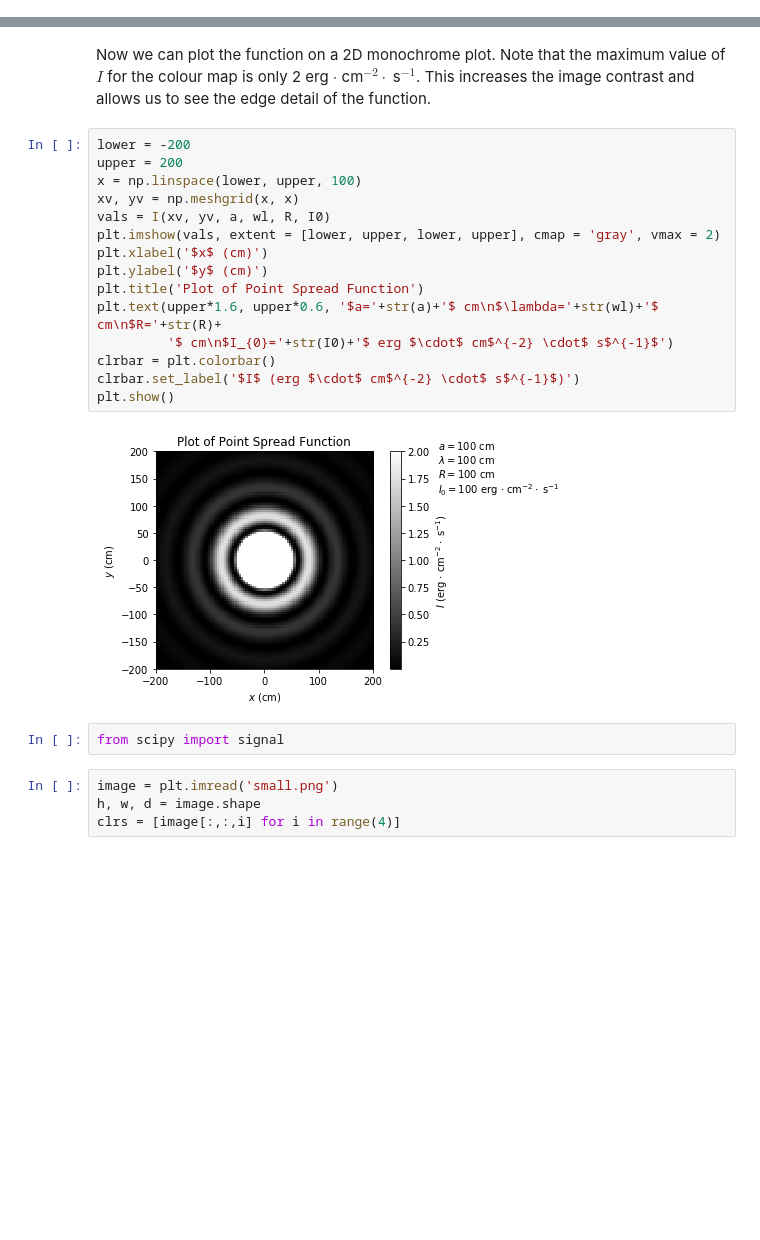
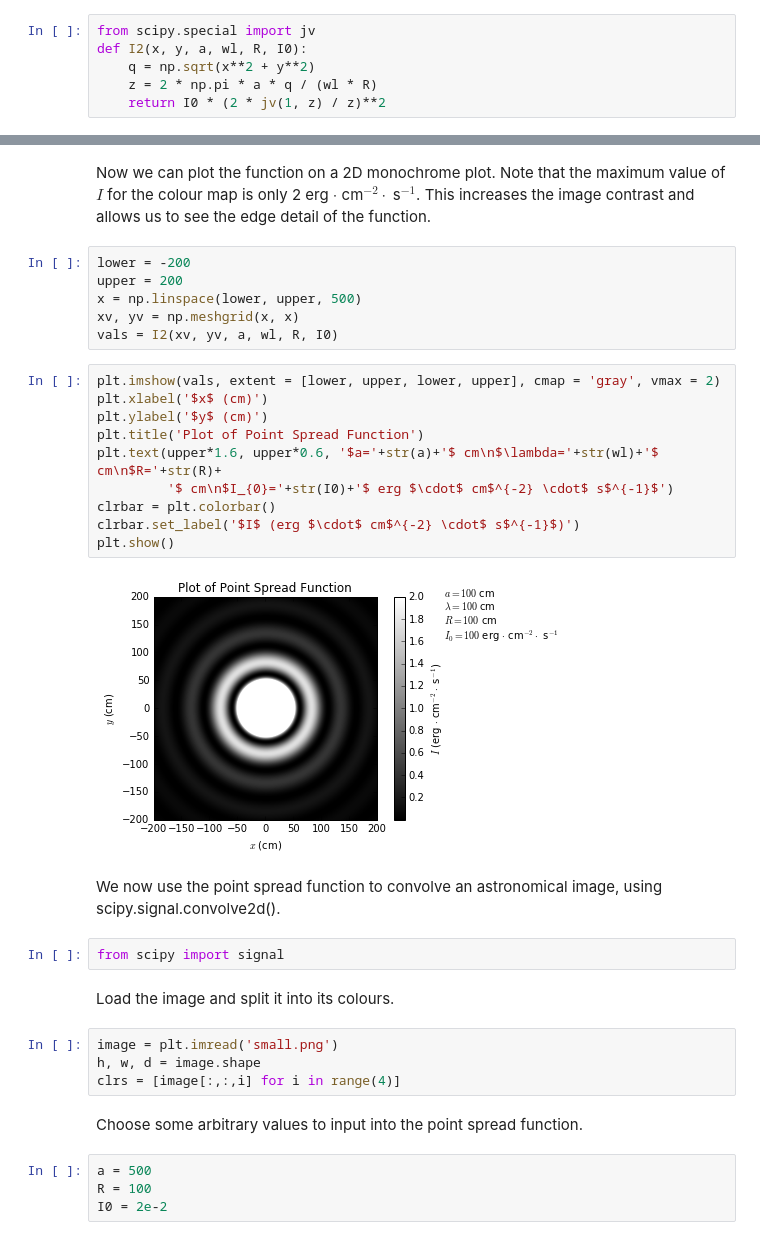
Before and after one commit to mwbub/Bub_Mathew_Assignment1, a Jupyter notebook: question3/bessel.ipynb, the cells around one changed output, grey strips where cells are left out. Saved outputs shown, nothing was run; the diff lists cells and outputs as text; blank space fills up the shorter version.

Commit message:
Finished convolution plot

```diff
--- a/question3/bessel.ipynb
+++ b/question3/bessel.ipynb
@@ -44,3 +46,9 @@ def I(x, y, a, wl, R, I0):
+# %%
+from scipy.special import jv
+def I2(x, y, a, wl, R, I0):
+    q = np.sqrt(x**2 + y**2)
+    z = 2 * np.pi * a * q / (wl * R)
+    return I0 * (2 * jv(1, z) / z)**2
 # %% [markdown]
 Now choose some parameters to plot. In this case, we choose $a=100$ cm, $\lambda=100$ cm, $R=100$ cm, and $I_{0}=100$ erg $\cdot$ cm$^{-2} \cdot$ s$^{-1}$
 # %%
@@ -50,26 +58,37 @@ R = 100
 I0 = 100
 # %% [markdown]
 Now we can plot the function on a 2D monochrome plot. Note that the maximum value of $I$ for the colour map is only 2 erg $\cdot$ cm$^{-2} \cdot$ s$^{-1}$. This increases the image contrast and allows us to see the edge detail of the function.
+# %%
+lower = -200
+upper = 200
+x = np.linspace(lower, upper, 500)
+xv, yv = np.meshgrid(x, x)
+vals = I2(xv, yv, a, wl, R, I0)
 # %%
-lower = -200
-upper = 200
-x = np.linspace(lower, upper, 100)
-xv, yv = np.meshgrid(x, x)
-vals = I(xv, yv, a, wl, R, I0)
 plt.imshow(vals, extent = [lower, upper, lower, upper], cmap = 'gray', vmax = 2)
 plt.xlabel('$x$ (cm)')
 plt.ylabel('$y$ (cm)')
 plt.title('Plot of Point Spread Function')
 plt.text(upper*1.6, upper*0.6, '$a='+str(a)+'$ cm\n$\lambda='+str(wl)+'$ cm\n$R='+str(R)+
          '$ cm\n$I_{0}='+str(I0)+'$ erg $\cdot$ cm$^{-2} \cdot$ s$^{-1}$')
 clrbar = plt.colorbar()
 clrbar.set_label('$I$ (erg $\cdot$ cm$^{-2} \cdot$ s$^{-1}$)')
 plt.show()
 # %% [output]
-[figure, old version]
+[figure, new version]
+# %% [markdown]
+We now use the point spread function to convolve an astronomical image, using scipy.signal.convolve2d().
 # %%
 from scipy import signal
+# %% [markdown]
+Load the image and split it into its colours.
 # %%
 image = plt.imread('small.png')
 h, w, d = image.shape
 clrs = [image[:,:,i] for i in range(4)]
+# %% [markdown]
+Choose some arbitrary values to input into the point spread function.
+# %%
+a = 500
+R = 100
+I0 = 2e-2
```
Also changed, not shown: parts of 8 cells of this notebook.
